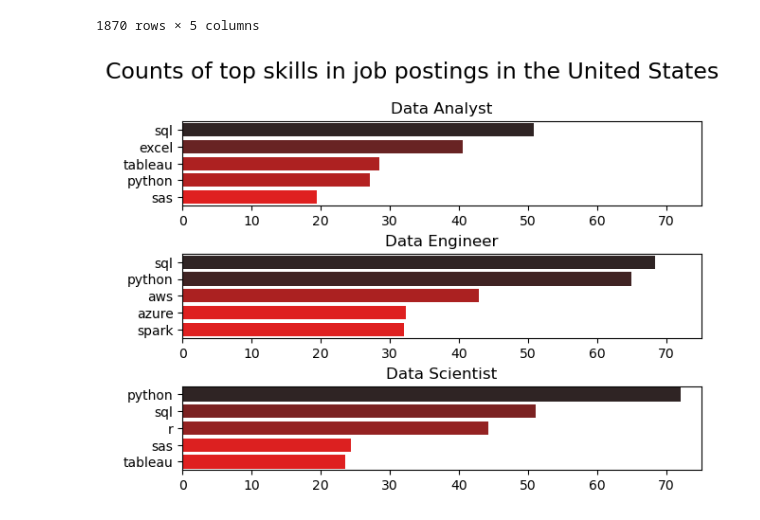
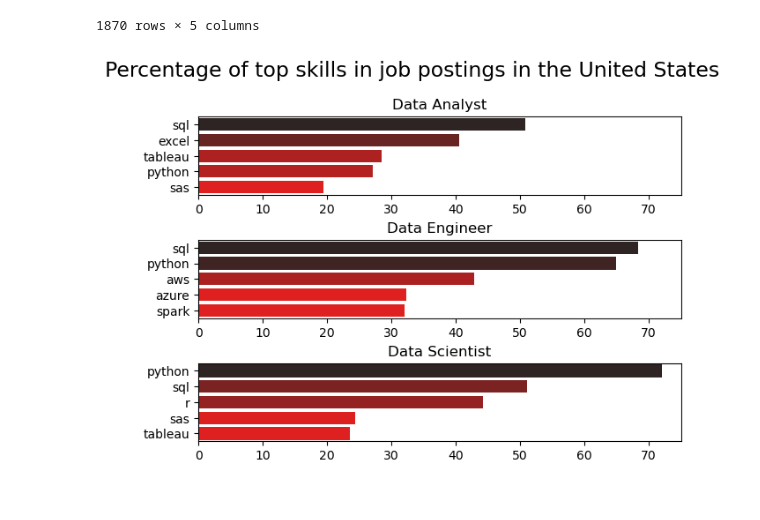
Before and after one commit to Akungu/python_job_data_project, a Jupyter notebook: final_project/most_in_demand_skills.ipynb, the cells around one changed output. Cells and saved outputs as stored; diff of their text form; code cells hidden in the pictures.

```diff
--- a/final_project/most_in_demand_skills.ipynb
+++ b/final_project/most_in_demand_skills.ipynb
@@ -124,19 +124,19 @@ df_skills_percentage
 # %%
 job_titles = ['Data Analyst', 'Data Engineer', 'Data Scientist']
 
 fig, ax = plt.subplots(3,1)
 
 for i, job_title in enumerate (job_titles):
    df_pivot =  df_skills_percentage[df_skills_percentage['job_title_short'] == job_title].head(5)
    #df_pivot.plot(kind='barh', x='job_skills', y='skill_percent', ax=ax[i], title = job_title)
    sns.barplot(data=df_pivot, x='skill_percent', y='job_skills', ax=ax[i], hue='skill_percent', palette='dark:r_r')
    ax[i].set_title(job_title)
    ax[i].set_ylabel('')
    ax[i].set_xlabel('')
    ax[i].legend().set_visible(False)
    ax[i].set_xlim(0, 75)
-fig.suptitle('Counts of top skills in job postings in the United States', fontsize=17)
+fig.suptitle('Percentage of top skills in job postings in the United States', fontsize=17)
 fig.tight_layout(h_pad=0.5)
 plt.show()
 # %% [output]
-[figure, old version]
+[figure, new version]
```
Also changed, not shown: 8 other files.
